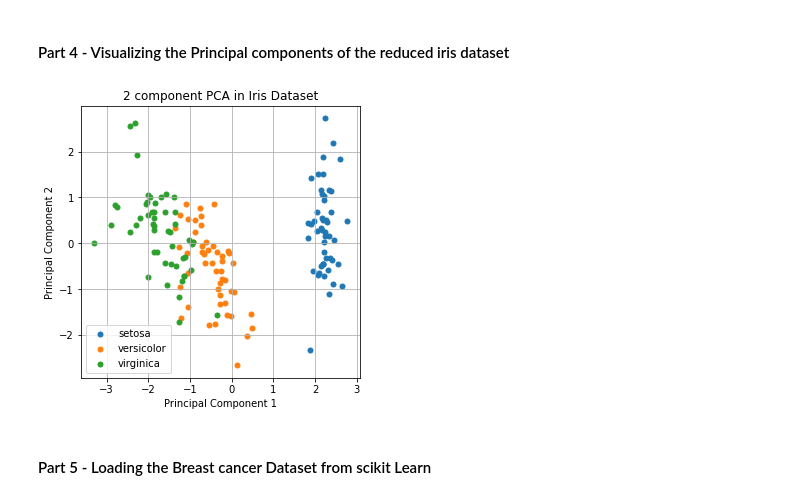
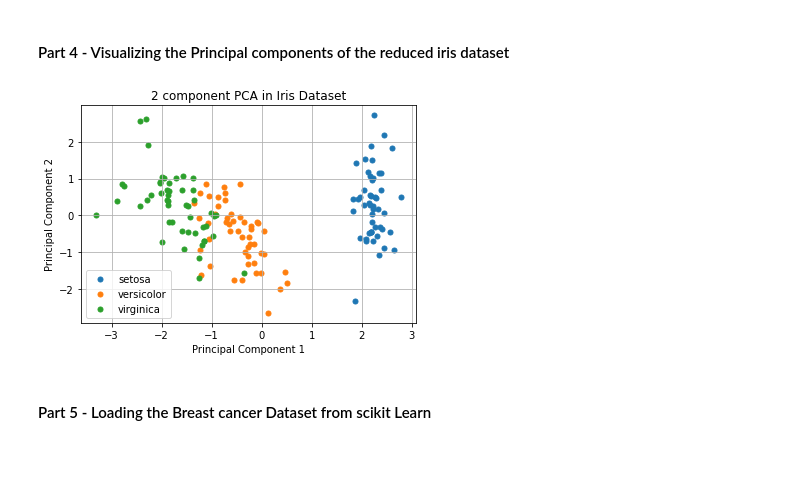
Before and after one commit to livinNector/machine-learning-lab-exercises, a Jupyter notebook: notebooks/Exercise 3.ipynb, the cells around one changed output. Cells and saved outputs as stored; diff of their text form; code cells hidden in the pictures; blank space fills up the shorter version.

```diff
--- a/notebooks/Exercise 3.ipynb
+++ b/notebooks/Exercise 3.ipynb
@@ -88,24 +88,22 @@ After Feature Dimensional Reduction from 4 Features column Reduced into 2 PC
 # %% [markdown]
 #### Part 4 - Visualizing the Principal components of the reduced iris dataset
 # %%
-plt.figure(figsize=(5, 5))
+plt.title('2 component PCA in Iris Dataset')
 plt.xlabel('Principal Component 1')
 plt.ylabel('Principal Component 2')
-plt.title('2 component PCA in Iris Dataset')
 targets = np.unique(iris_y)
-colors = ["C{i}" for i in range(len(targets))]
 for target in targets:
     idxs = iris_y == target
     plt.scatter(
         reduced_iris_X[idxs,0],
         reduced_iris_X[idxs,1],
         s=25,label = target
     )
 plt.legend()
 plt.grid()
 plt.show()
 # %% [output]
-[figure, old version]
+[figure, new version]
 # %% [markdown]
 #### Part 5 - Loading the Breast cancer Dataset from scikit Learn
 # %%
```
Also changed, not shown: parts of 3 cells of this notebook.
